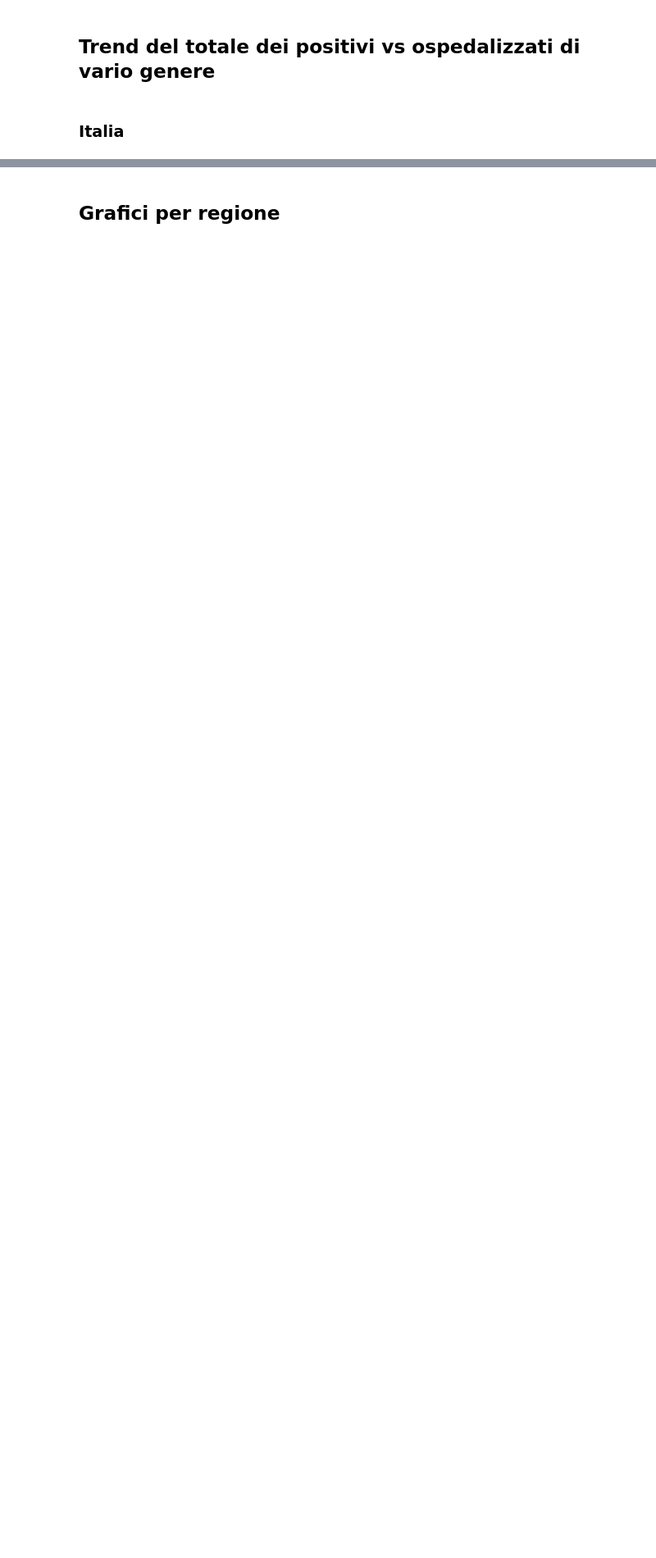
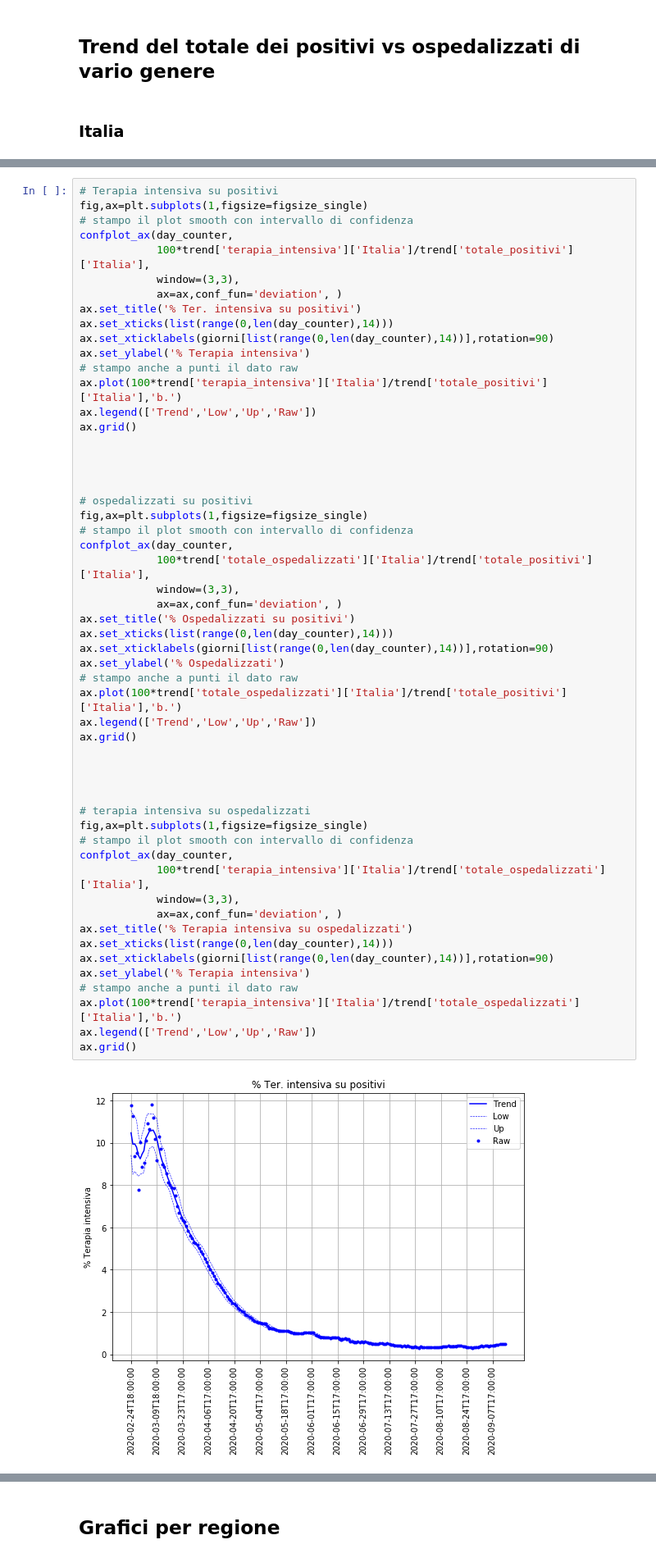
Before and after one commit to taracchi/covid, a Jupyter notebook: analisi_ospedalizzati.ipynb, the cells around one changed output, grey strips where cells are left out. Shown at 82% size. Saved outputs shown, nothing was run; the diff lists cells and outputs as text; blank space fills up the shorter version.

```diff
--- a/analisi_ospedalizzati.ipynb
+++ b/analisi_ospedalizzati.ipynb
@@ -81,0 +82,56 @@ ax[1].grid()
+# %%
+# Terapia intensiva su positivi
+fig,ax=plt.subplots(1,figsize=figsize_single)
+# stampo il plot smooth con intervallo di confidenza
+confplot_ax(day_counter,
+            100*trend['terapia_intensiva']['Italia']/trend['totale_positivi']['Italia'],
+            window=(3,3),
+            ax=ax,conf_fun='deviation', )
+ax.set_title('% Ter. intensiva su positivi')
+ax.set_xticks(list(range(0,len(day_counter),14)))
+ax.set_xticklabels(giorni[list(range(0,len(day_counter),14))],rotation=90)
+ax.set_ylabel('% Terapia intensiva')
+# stampo anche a punti il dato raw
+ax.plot(100*trend['terapia_intensiva']['Italia']/trend['totale_positivi']['Italia'],'b.')
+ax.legend(['Trend','Low','Up','Raw'])
+ax.grid()
+
+
+
+
+# ospedalizzati su positivi
+fig,ax=plt.subplots(1,figsize=figsize_single)
+# stampo il plot smooth con intervallo di confidenza
+confplot_ax(day_counter,
+            100*trend['totale_ospedalizzati']['Italia']/trend['totale_positivi']['Italia'],
+            window=(3,3),
+            ax=ax,conf_fun='deviation', )
+ax.set_title('% Ospedalizzati su positivi')
+ax.set_xticks(list(range(0,len(day_counter),14)))
+ax.set_xticklabels(giorni[list(range(0,len(day_counter),14))],rotation=90)
+ax.set_ylabel('% Ospedalizzati')
+# stampo anche a punti il dato raw
+ax.plot(100*trend['totale_ospedalizzati']['Italia']/trend['totale_positivi']['Italia'],'b.')
+ax.legend(['Trend','Low','Up','Raw'])
+ax.grid()
+
+
+
+
+# terapia intensiva su ospedalizzati
+fig,ax=plt.subplots(1,figsize=figsize_single)
+# stampo il plot smooth con intervallo di confidenza
+confplot_ax(day_counter,
+            100*trend['terapia_intensiva']['Italia']/trend['totale_ospedalizzati']['Italia'],
+            window=(3,3),
+            ax=ax,conf_fun='deviation', )
+ax.set_title('% Terapia intensiva su ospedalizzati')
+ax.set_xticks(list(range(0,len(day_counter),14)))
+ax.set_xticklabels(giorni[list(range(0,len(day_counter),14))],rotation=90)
+ax.set_ylabel('% Terapia intensiva')
+# stampo anche a punti il dato raw
+ax.plot(100*trend['terapia_intensiva']['Italia']/trend['totale_ospedalizzati']['Italia'],'b.')
+ax.legend(['Trend','Low','Up','Raw'])
+ax.grid()
+# %% [output]
+[figure, added]
```
Also changed, not shown: parts of 10 cells of this notebook, 14 other files.
